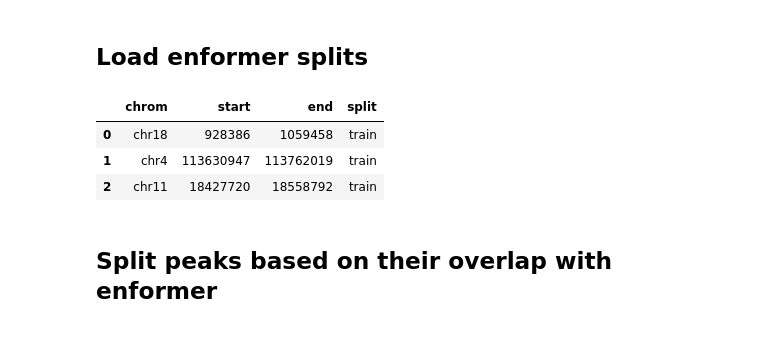
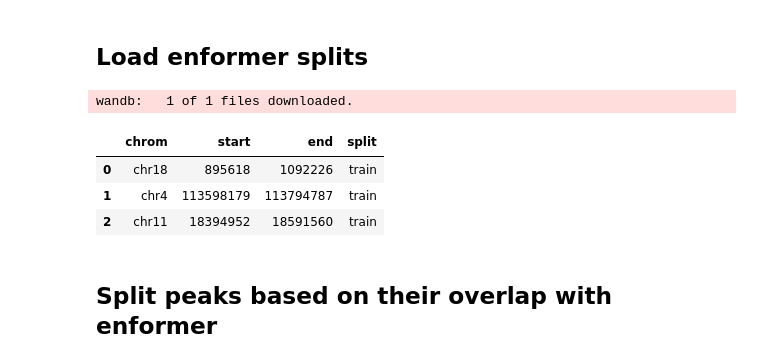
Before and after one commit to Genentech/gReLU-applications, a Jupyter notebook: catlas/1_data.ipynb, the cells around one changed output. Saved outputs shown, nothing was run; the diff lists cells and outputs as text; code cells hidden in the pictures.

```diff
--- a/catlas/1_data.ipynb
+++ b/catlas/1_data.ipynb
@@ -23,7 +24,7 @@ run = wandb.init(
     entity='grelu', project=project_name, job_type='preprocessing', name='prep',
     settings=wandb.Settings(
         program_relpath='1_data.ipynb',
-        program_abspath='/code/grelu_zoo_model_training/1_data.ipynb')
+        program_abspath='/code/github/gReLU-applications/catlas/1_data.ipynb')
 )
 # %% [output]
 Tracking run with wandb version 0.19.7
@@ -112,17 +109,16 @@ ad.var.head(3)
 # %% [markdown]
 ## Load enformer splits
 # %%
-enformer_intervals_path = '/gstore/data/resbioai/grelu/enformer/sequences.bed'
+artifact = run.use_artifact('enformer/human_intervals:latest')
+dir = artifact.download()
+enformer_intervals = pd.read_table(os.path.join(dir, "data.tsv"))
+enformer_intervals.head(3)
+# %% [output]
+wandb:   1 of 1 files downloaded.
+|  | chrom | start | end | split |
+| 0 | chr18 | 895618 | 1092226 | train |
+| 1 | chr4 | 113598179 | 113794787 | train |
+| 2 | chr11 | 18394952 | 18591560 | train |
-# %%
-from grelu.io.bed import read_bed
-enformer_intervals = read_bed(enformer_intervals_path)
-enformer_intervals.rename(columns={3:'split'}, inplace=True)
-enformer_intervals.head(3)
-# %% [output]
-|  | chrom | start | end | split |
-| 0 | chr18 | 928386 | 1059458 | train |
-| 1 | chr4 | 113630947 | 113762019 | train |
-| 2 | chr11 | 18427720 | 18558792 | train |
 # %% [markdown]
 ## Split peaks based on their overlap with enformer
 # %%
```
Also changed, not shown: parts of 12 cells of this notebook, 6 other files.
